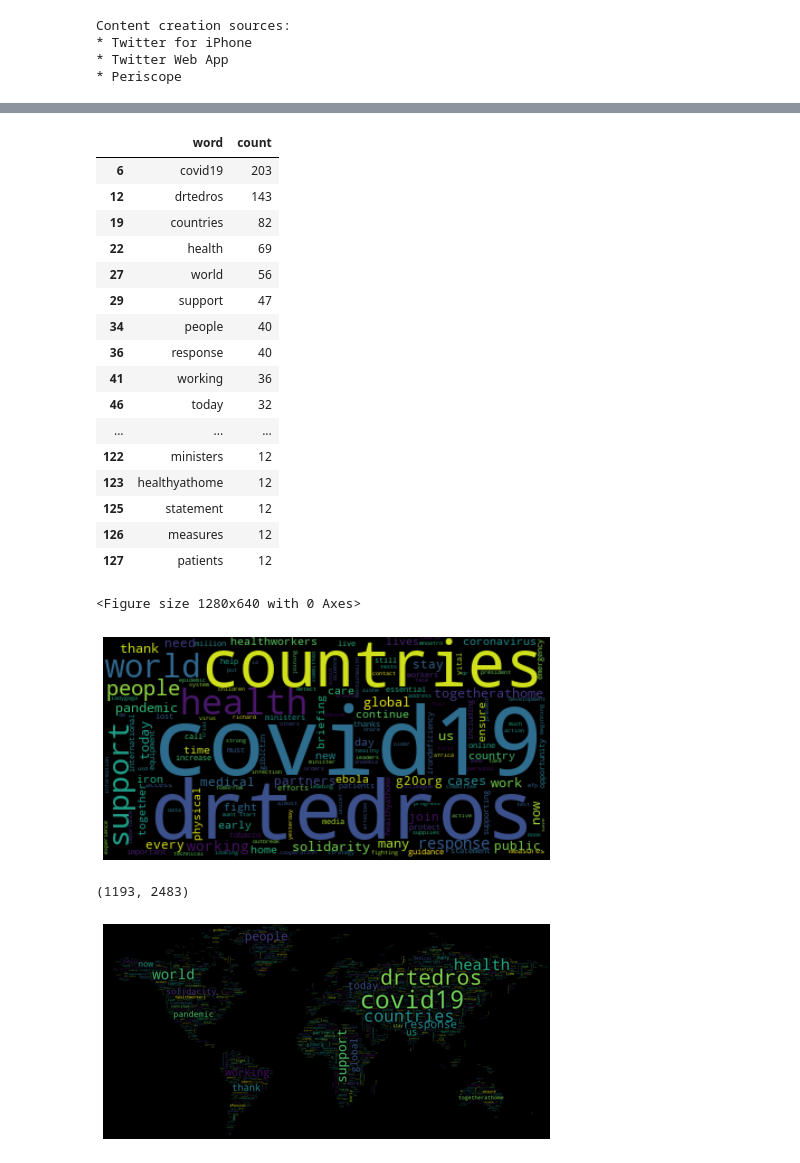
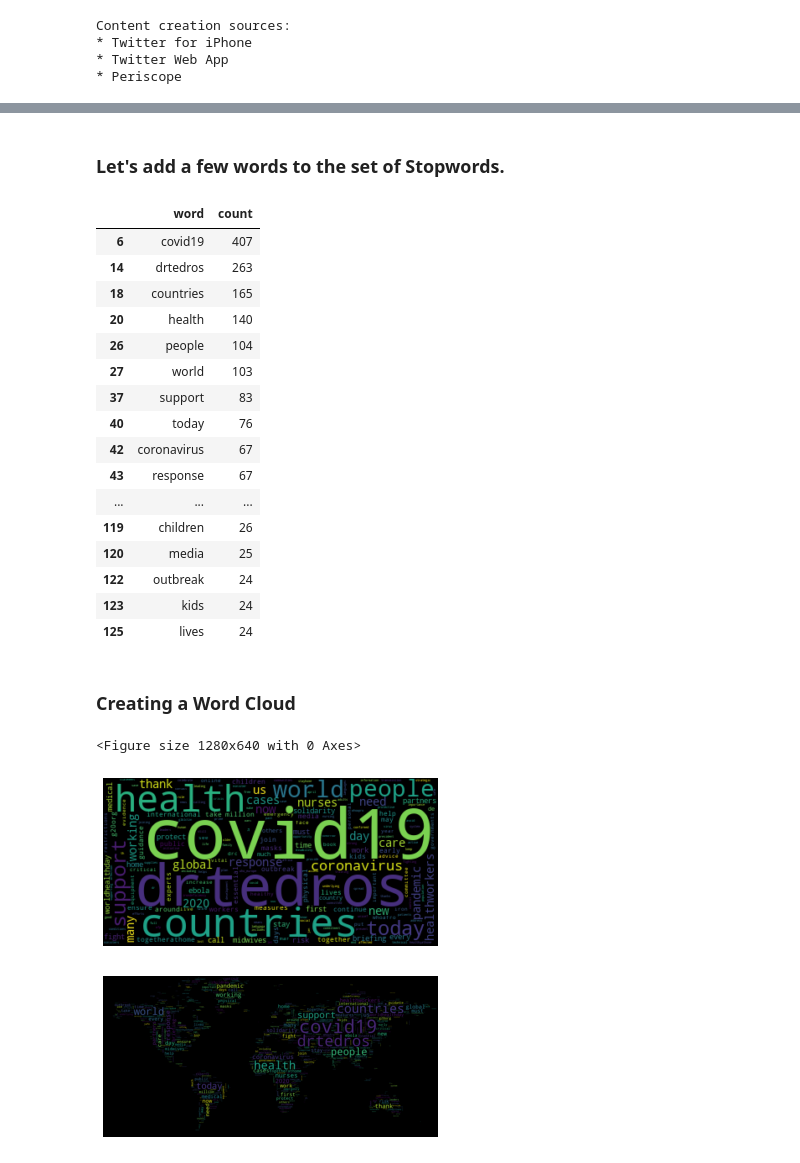
Before and after one commit to Collumbus/Sentiment-Analysis-WHO-Tweets, a Jupyter notebook: main.ipynb, the cells around one changed output, grey strips where cells are left out. Saved outputs shown, nothing was run; the diff lists cells and outputs as text; code cells hidden in the pictures.

```diff
--- a/main.ipynb
+++ b/main.ipynb
@@ -30,7 +34,7 @@ api = twitter_setup()
 tweets = tweepy.models.ResultSet()
 twitter_profile = '@who'
 
-for i in range(3):
+for i in range(6):
     tweets += api.user_timeline(screen_name=twitter_profile, count=200, page=i)
 print(f'Tweets obtained: {len(tweets)}.')
 
@@ -228 +240,3 @@ stopwords = stopwords.union(set(['https', 'co', 'rt', 'one', 're', 've', 'will',
+# %% [markdown]
+### Let's add a few words to the set of Stopwords.
 # %%
@@ -233,22 +250,24 @@ for word in stopwords:
 word_count[:60]
 # %% [output]
 |  | word | count |
-| 6 | covid19 | 203 |
-| 12 | drtedros | 143 |
-| 19 | countries | 82 |
-| 22 | health | 69 |
-| 27 | world | 56 |
-| 29 | support | 47 |
-| 34 | people | 40 |
-| 36 | response | 40 |
-| 41 | working | 36 |
-| 46 | today | 32 |
+| 6 | covid19 | 407 |
+| 14 | drtedros | 263 |
+| 18 | countries | 165 |
+| 20 | health | 140 |
+| 26 | people | 104 |
+| 27 | world | 103 |
+| 37 | support | 83 |
+| 40 | today | 76 |
+| 42 | coronavirus | 67 |
+| 43 | response | 67 |
 | ... | ... | ... |
-| 122 | ministers | 12 |
-| 123 | healthyathome | 12 |
-| 125 | statement | 12 |
-| 126 | measures | 12 |
-| 127 | patients | 12 |
+| 119 | children | 26 |
+| 120 | media | 25 |
+| 122 | outbreak | 24 |
+| 123 | kids | 24 |
+| 125 | lives | 24 |
+# %% [markdown]
+### Creating a Word Cloud
 # %%
 wordcount = collections.defaultdict(int)
 wordcount = word_count.set_index('word')['count'].to_dict()
@@ -260,4 +279,4 @@ plt.axis("off")
 plt.show()
 # %% [output]
 <Figure size 1280x640 with 0 Axes>
-[figure, old version]
+[figure, new version]
@@ -268,6 +283,10 @@ for word in word_count['word']:
 # %%
-import os
-from PIL import Image
+text = ''
+for word in word_count['word']:
+    text += word + ' '
+
+
+# get data directory (using getcwd() is needed to support running example in generated IPython notebook)
 d = path.dirname(__file__) if "__file__" in locals() else os.getcwd()
-path = ''
-brazil_mask = np.array(Image.open(path.join("globe_mask.png")))
+globe_mask = np.array(Image.open("img/globe_mask.png"))
+globe_mask = globe_mask[:,:,0]
@@ -287,24 +293,20 @@ brazil_mask = brazil_mask[:,:,0]
-# %%
-brazil_mask.shape
-# %% [output]
-(1193, 2483)
 # %%
-wc = WordCloud(background_color="black", max_words=2000, mask=brazil_mask,
+wc = WordCloud(background_color="black", max_words=2000, mask=globe_mask,
                stopwords=stopwords, contour_width=3, contour_color='black')
 
 # generate word cloud
 wc.generate_from_frequencies(wordcount)
 # store to file
-wc.to_file(path.join("brainstorm.png"))
+wc.to_file(path.join("img/brainstorm.png"))
 
 # show
 #plt.figure(figsize=(25, 8), dpi=300)
 plt.imshow(wc, interpolation='bilinear')
 plt.axis("off")
 plt.figure()
 #plt.imshow(brazil_mask, cmap=plt.cm.gray, interpolation='bilinear')
 plt.axis("off")
 plt.show()
 # %% [output]
-[figure, old version]
+[figure, new version]
 [figure]
```
Also changed, not shown: parts of 27 cells of this notebook, 7 other files.
